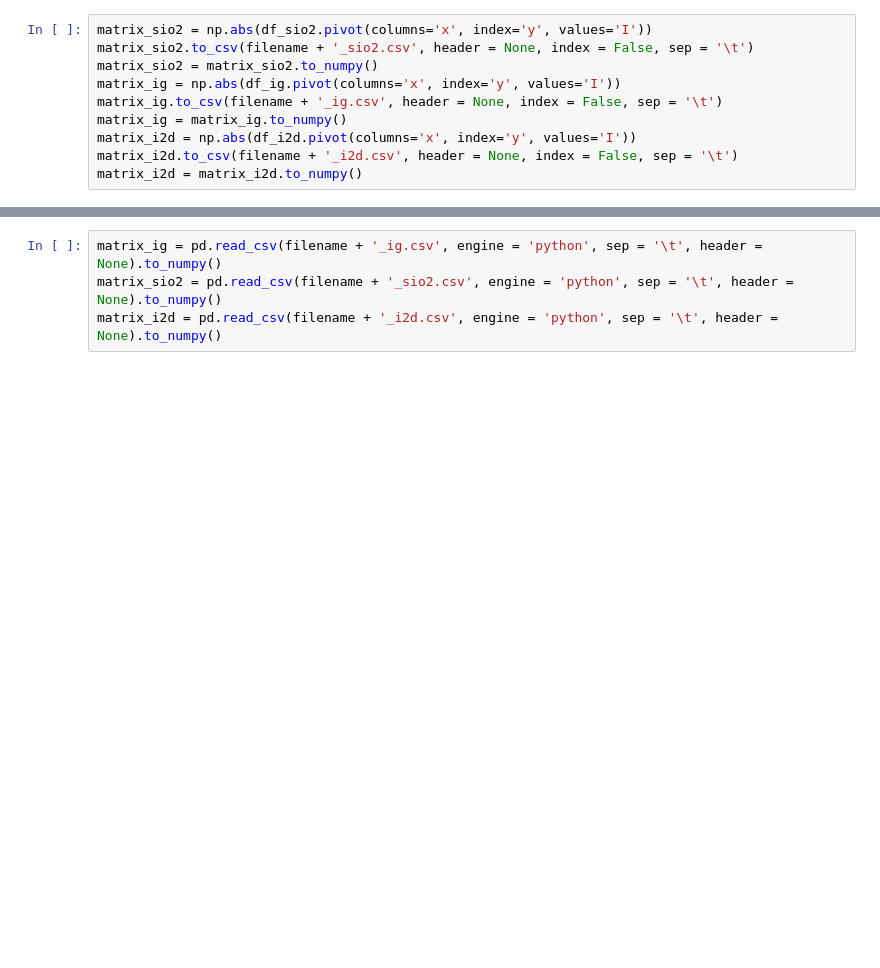
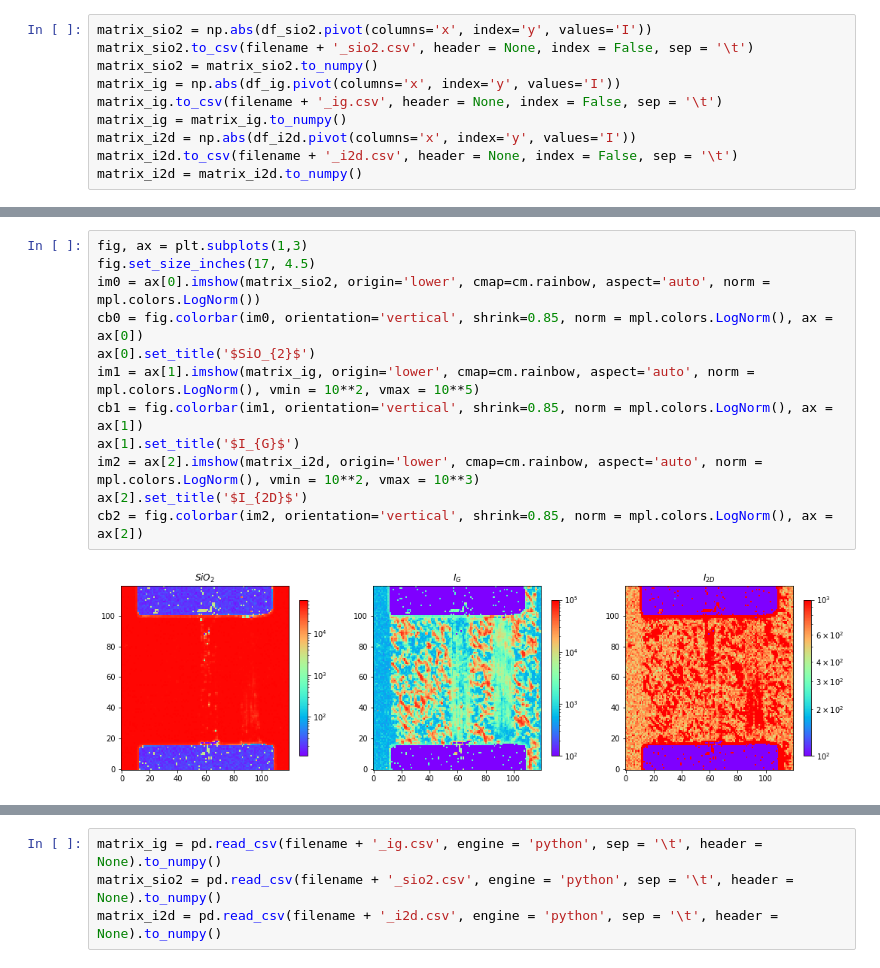
Before and after one commit to GLivshits/Lab, a Jupyter notebook: Raman/Map_plotter.ipynb, the cells around one changed output, grey strips where cells are left out. Saved outputs shown, nothing was run; the diff lists cells and outputs as text; blank space fills up the shorter version.

```diff
--- a/Raman/Map_plotter.ipynb
+++ b/Raman/Map_plotter.ipynb
@@ -86,0 +211,14 @@ matrix_i2d = matrix_i2d.to_numpy()
+# %%
+fig, ax = plt.subplots(1,3)
+fig.set_size_inches(17, 4.5)
+im0 = ax[0].imshow(matrix_sio2, origin='lower', cmap=cm.rainbow, aspect='auto', norm = mpl.colors.LogNorm())
+cb0 = fig.colorbar(im0, orientation='vertical', shrink=0.85, norm = mpl.colors.LogNorm(), ax = ax[0])
+ax[0].set_title('$SiO_{2}$')
+im1 = ax[1].imshow(matrix_ig, origin='lower', cmap=cm.rainbow, aspect='auto', norm = mpl.colors.LogNorm(), vmin = 10**2, vmax = 10**5)
+cb1 = fig.colorbar(im1, orientation='vertical', shrink=0.85, norm = mpl.colors.LogNorm(), ax = ax[1])
+ax[1].set_title('$I_{G}$')
+im2 = ax[2].imshow(matrix_i2d, origin='lower', cmap=cm.rainbow, aspect='auto', norm = mpl.colors.LogNorm(), vmin = 10**2, vmax = 10**3)
+ax[2].set_title('$I_{2D}$')
+cb2 = fig.colorbar(im2, orientation='vertical', shrink=0.85, norm = mpl.colors.LogNorm(), ax = ax[2])
+# %% [output]
+[figure, added]
```
Also changed, not shown: parts of 40 cells of this notebook, 13 other files.
